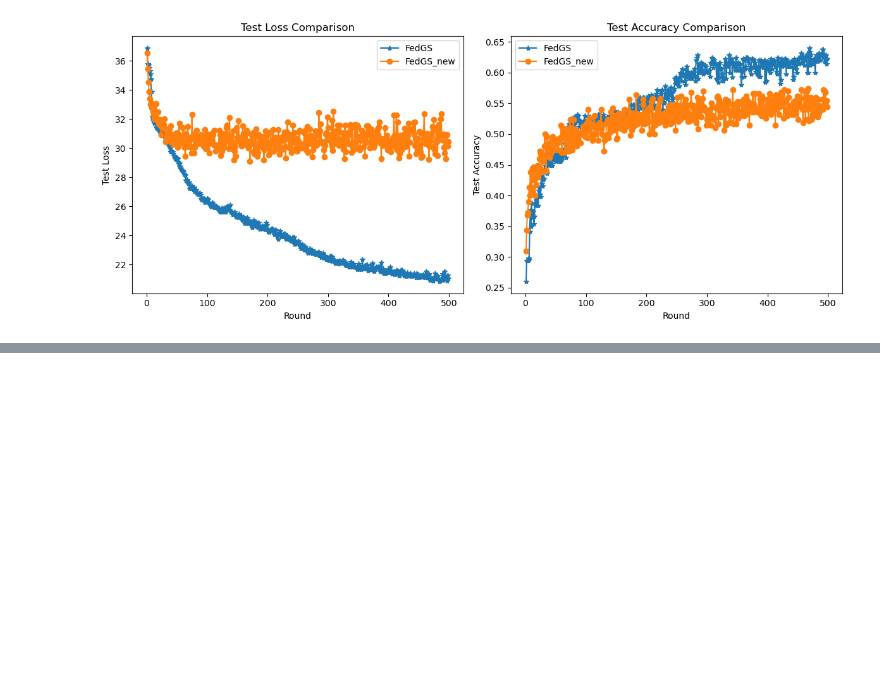
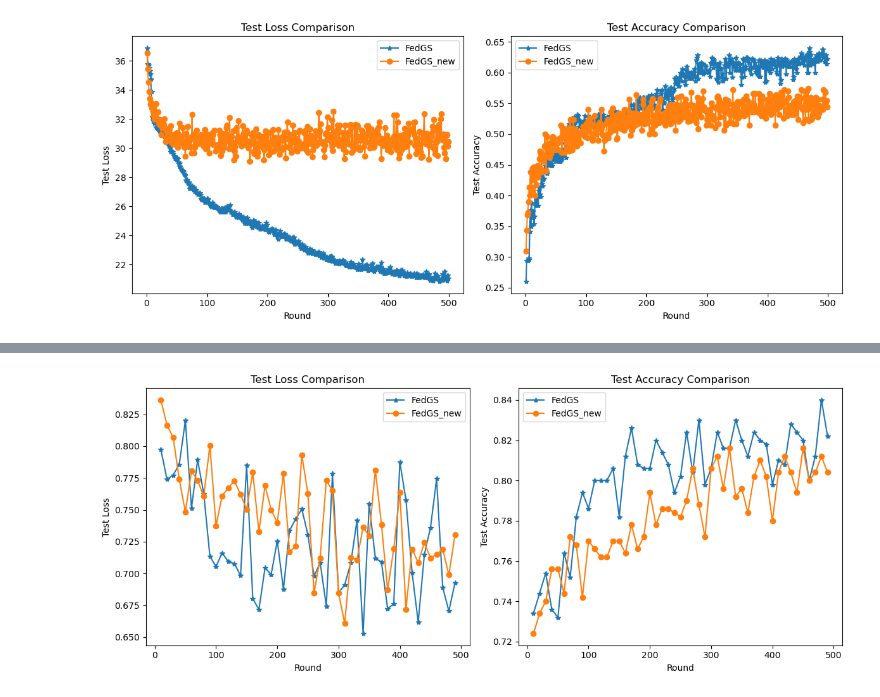
Before and after one commit to lzy756/FederatedScope, a Jupyter notebook: exp/plt.ipynb, the cells around one changed output, grey strips where cells are left out. Drawn from its saved outputs; the diff is of its cells as text; code cells hidden in the pictures; blank space fills up the shorter version.

```diff
--- a/exp/plt.ipynb
+++ b/exp/plt.ipynb
@@ -444,0 +613,63 @@ plt.show()
+# %%
+import ast
+import matplotlib.pyplot as plt
+
+def load_data(log_file, freq=1):
+    rounds = []
+    test_losses = []
+    test_accs = []
+    with open(log_file, 'r', encoding='utf8') as f:
+        for line in f:
+            line = line.strip()
+            if not line:
+                continue
+            try:
+                record = ast.literal_eval(line)
+                # 只处理 Role 为 "Server #" 且 Round 为整数的记录
+                if record.get('Role') == 'Server #' and isinstance(record.get('Round'), int):
+                    round_num = record['Round']
+                    if round_num % freq != 0:
+                        continue  # 跳过不需要的轮次
+                    results = record.get('Results_weighted_avg', {})
+                    if 'test_avg_loss' in results and 'test_acc' in results:
+                        rounds.append(round_num)
+                        test_losses.append(results['test_avg_loss'])
+                        test_accs.append(results['test_acc'])
+            except Exception as e:
+                continue
+    return rounds, test_losses, test_accs
+
+fedgs_log = 'fedgs_rnn_on_ut_har_lr0.0005_lstep5/sub_exp_20250708142901/eval_results.log'
+fedgs_new_log = 'fedgs_rnn_on_ut_har_lr0.0005_lstep5/sub_exp_20250711165502/eval_results.log'
+
+# 设置画图频率
+freq = 10
+
+rounds_gs,   losses_gs,   accs_gs   = load_data(fedgs_log, freq)
+rounds_gs_new,   losses_gs_new,   accs_gs_new   = load_data(fedgs_new_log, freq)
+
+# 创建一个包含1行2列的图表
+fig, axs = plt.subplots(1, 2, figsize=(12, 5))
+
+# 左侧子图：Test Loss 对比
+
+axs[0].plot(rounds_gs, losses_gs, marker='*', label='FedGS')
+axs[0].plot(rounds_gs_new, losses_gs_new, marker='o', label='FedGS_new')
+axs[0].set_xlabel("Round")
+axs[0].set_ylabel("Test Loss")
+axs[0].set_title("Test Loss Comparison")
+axs[0].legend()
+
+# 右侧子图：Test Accuracy 对比
+
+axs[1].plot(rounds_gs, accs_gs, marker='*', label='FedGS')
+axs[1].plot(rounds_gs_new, accs_gs_new, marker='o', label='FedGS_new')
+axs[1].set_xlabel("Round")
+axs[1].set_ylabel("Test Accuracy")
+axs[1].set_title("Test Accuracy Comparison")
+axs[1].legend()
+
+plt.tight_layout()
+plt.show()
+# %% [output]
+[figure, added]
```
Also changed, not shown: parts of 6 cells of this notebook, 18 other files.
